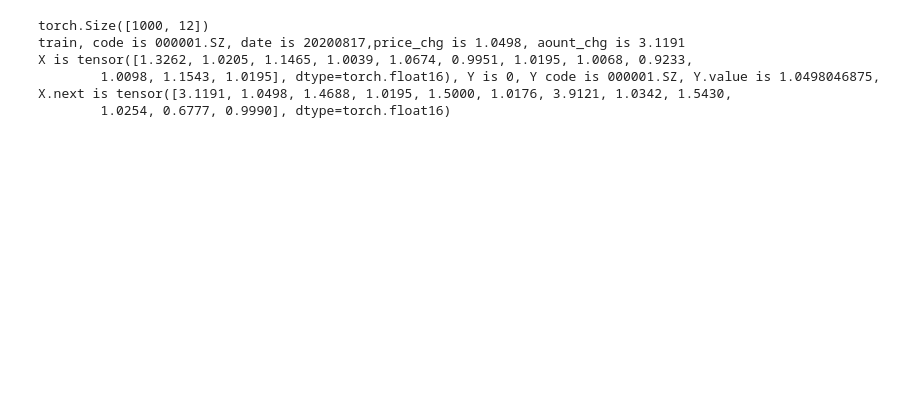
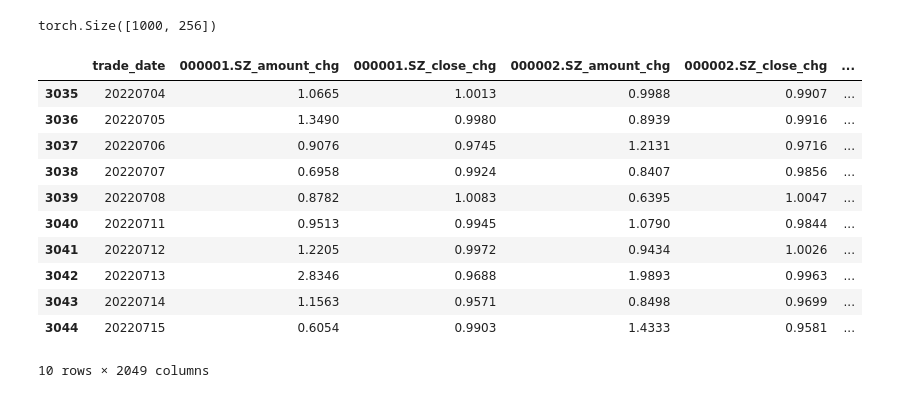
Before and after one commit to ren545457803/nanoGPT, a Jupyter notebook: train.ipynb, the cells around one changed output. Drawn from its saved outputs; the diff is of its cells as text; code cells hidden in the pictures; blank space fills up the shorter version.

```diff
--- a/train.ipynb
+++ b/train.ipynb
@@ -39,7 +39,7 @@ from model import GPTConfig, GPT
 out_dir = 'out-stock'
 eval_interval = 100
 log_interval = 1
-eval_iters = 20
+eval_iters = 2
 eval_only = False # if True, script exits right after the first eval
 always_save_checkpoint = False # if True, always save a checkpoint after each eval
 init_from = 'scratch' # 'scratch' or 'resume' or 'gpt2*'
@@ -51,18 +51,20 @@ wandb_run_name = 'mini-gpt' # 'run' + str(time.time())
 dataset = 'stock'
 gradient_accumulation_steps = 1 # used to simulate larger batch sizes
 batch_size = 12 # if gradient_accumulation_steps > 1, this is the micro-batch size
-block_size = 16
+block_size = 32
 # model
-n_layer = 1
+n_layer = 2
 n_head = 2
-n_embd = 12
-dropout = 0 # for pretraining 0 is good, for finetuning try 0.1+
+n_embd = 256 # 参数估计：params= layer*(12*emb**2), 数据量估计dataSize= 10 *params
+# dropout = 0.998728434 # for pretraining 0 is good, for finetuning try 0.1+
+dropout = 0
+# dropout = 1-dataSize/10/params
 bias = False # do we use bias inside LayerNorm and Linear layers?
 meta_vocab_size = n_embd // 2
 
 # adamw optimizer
 learning_rate = 1e-3 # max learning rate
-max_iters = 30000 # total number of training iterations
+max_iters = 1000 # total number of training iterations
 weight_decay = 1e-1
 beta1 = 0.9
 beta2 = 0.99
@@ -107,7 +109,9 @@ def decode(id):
     return meta['itos'][str(id)]
 
 
-pd_train_data = pd.read_csv(os.path.join(datadir, 'train.csv')).iloc[-1000:,:]
+pd_train_data = pd.read_csv(os.path.join(datadir, 'train.csv')).iloc[-1050:-50,:]
+
+# pd_train_data.iloc[:, range(1, pd_train_data.shape[1], 2)] = 1
 pd_val_data = pd.read_csv(os.path.join(datadir, 'val.csv'))
 
 # 将NumPy数组转换为pandas DataFrame
@@ -118,44 +122,53 @@ torch.manual_seed(33)
 
 def print_data_info(split, index_data, index_id):
     data = pd_train_data if split == 'train' else pd_val_data
+    data = pd_train_data
+
     print(f'{split}, code is {decode(index_id)}, date is {data.iloc[index_data, 0]},price_chg is {data.iloc[index_data, (index_id+1)*2]}, aount_chg is {data.iloc[index_data, (index_id+1)*2-1]}')
 
 
 def get_batch(split):
     data = train_data if split == 'train' else val_data
+    data = train_data
 
     indices = torch.randint(len(data) - block_size - 1, (batch_size,))
     x = torch.stack([data[i:i+block_size] for i in indices])
     y_indices = [torch.arange(0, len(x[i][0]) // 2) for i, j in enumerate(indices)]
 
     y_list = []
     for i, j in enumerate(indices):
         next_row = data[j + 1:j + 1 + block_size]
         price_chg_cols = [2 * col + 1 for col in y_indices[i]]
 
-        topk = 1
+        topk = 3
         topk_values, topk_indices = next_row[:, price_chg_cols].topk(topk, dim=1)
 
         random_indices = torch.randint(0, topk, (topk_indices.size(0),))
         selected_indices = topk_indices[torch.arange(topk_indices.size(0)), random_indices]
 
         y_list.append(selected_indices.clone().detach())
         if i ==0 :
             print_data_info(split, (j+1).item(), selected_indices[0].item())
 
 
 
     y = torch.stack(y_list)
 
     x, y = x.to(device), y.to(device)
     return x, y
 
-X, Y = get_batch('train')
-print(f'X is {X[0,0]}, Y is {Y[0,0]}, Y code is {decode(Y[0,0].item())}, Y.value is {X[0,1,(Y[0,0])*2+1]}, X.next is {X[0,1]}')
-# _,_ = get_batch('train')
+pd_train_data.iloc[-10:,]
 # %% [output]
-torch.Size([1000, 12])
-train, code is 000001.SZ, date is 20200817,price_chg is 1.0498, aount_chg is 3.1191
-X is tensor([1.3262, 1.0205, 1.1465, 1.0039, 1.0674, 0.9951, 1.0195, 1.0068, 0.9233,
-        1.0098, 1.1543, 1.0195], dtype=torch.float16), Y is 0, Y code is 000001.SZ, Y.value is 1.0498046875, X.next is tensor([3.1191, 1.0498, 1.4688, 1.0195, 1.5000, 1.0176, 3.9121, 1.0342, 1.5430,
-        1.0254, 0.6777, 0.9990], dtype=torch.float16)
+torch.Size([1000, 256])
+|  | trade_date | 000001.SZ_amount_chg | 000001.SZ_close_chg | 000002.SZ_amount_chg | 000002.SZ_close_chg | ... |
+| 3035 | 20220704 | 1.0665 | 1.0013 | 0.9988 | 0.9907 | ... |
+| 3036 | 20220705 | 1.3490 | 0.9980 | 0.8939 | 0.9916 | ... |
+| 3037 | 20220706 | 0.9076 | 0.9745 | 1.2131 | 0.9716 | ... |
+| 3038 | 20220707 | 0.6958 | 0.9924 | 0.8407 | 0.9856 | ... |
+| 3039 | 20220708 | 0.8782 | 1.0083 | 0.6395 | 1.0047 | ... |
+| 3040 | 20220711 | 0.9513 | 0.9945 | 1.0790 | 0.9844 | ... |
+| 3041 | 20220712 | 1.2205 | 0.9972 | 0.9434 | 1.0026 | ... |
+| 3042 | 20220713 | 2.8346 | 0.9688 | 1.9893 | 0.9963 | ... |
+| 3043 | 20220714 | 1.1563 | 0.9571 | 0.8498 | 0.9699 | ... |
+| 3044 | 20220715 | 0.6054 | 0.9903 | 1.4333 | 0.9581 | ... |
+10 rows × 2049 columns
```
Also changed, not shown: parts of 3 cells of this notebook, 4 other files.
